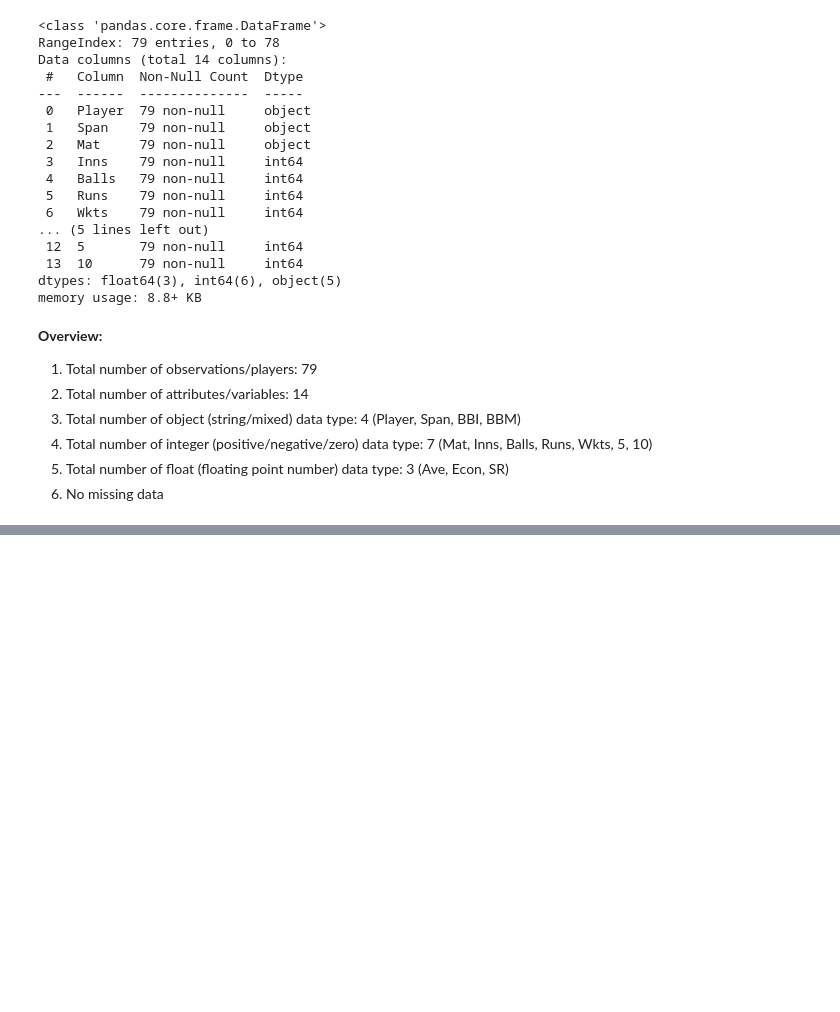
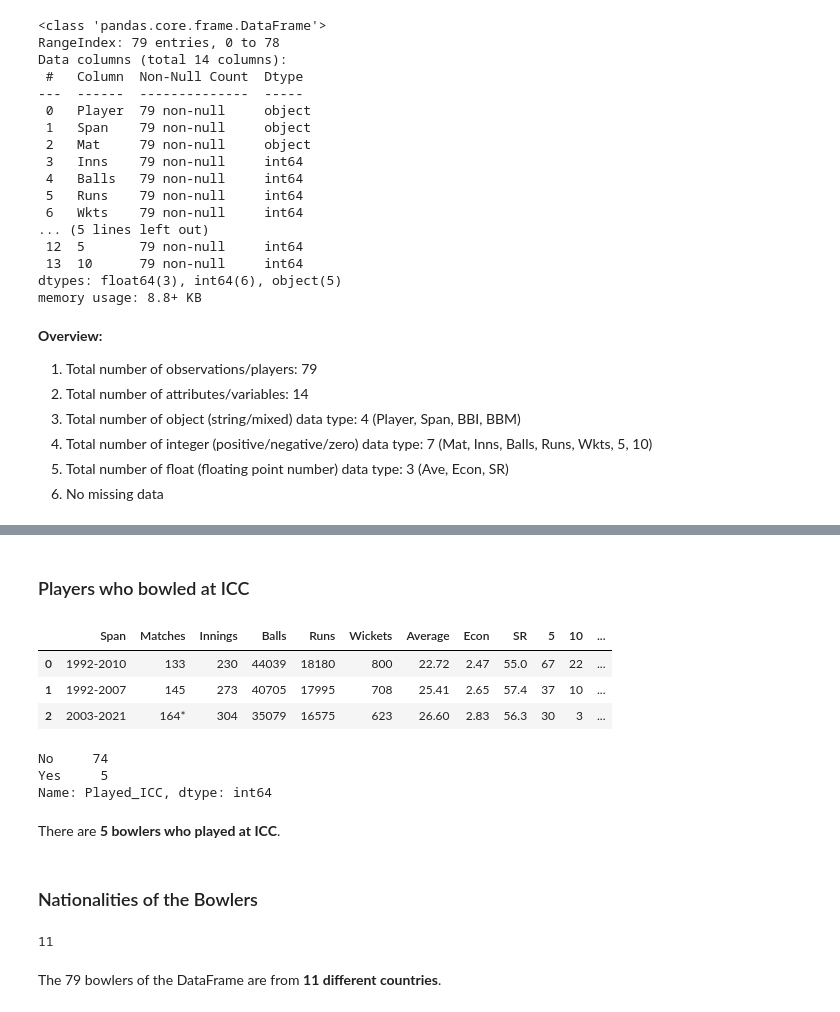
Before and after one commit to nuzhat-masud/top_test_bowlers_analysis, a Jupyter notebook: test_bowlers_EDA.ipynb, the cells around one changed output, grey strips where cells are left out. Drawn from its saved outputs; the diff is of its cells as text; code cells hidden in the pictures; blank space fills up the shorter version.

```diff
--- a/test_bowlers_EDA.ipynb
+++ b/test_bowlers_EDA.ipynb
@@ -156,0 +192,38 @@ display(df.head())
+# %% [markdown]
+### Players who bowled at ICC
+# %%
+# Checking if player played at ICC using  function definition
+def icc_check(x):
+    if "ICC" in x:
+        return "Yes"
+    else:
+        return "No"
+
+# Creating new column named 'Played_ICC' with 'Yes' or 'No'
+df["Played_ICC"] = df["Country"].apply(icc_check)
+
+display(df.head(3))
+# %% [output]
+|  | Span | Matches | Innings | Balls | Runs | Wickets | Average | Econ | SR | 5 | 10 | ... |
+| 0 | 1992-2010 | 133 | 230 | 44039 | 18180 | 800 | 22.72 | 2.47 | 55.0 | 67 | 22 | ... |
+| 1 | 1992-2007 | 145 | 273 | 40705 | 17995 | 708 | 25.41 | 2.65 | 57.4 | 37 | 10 | ... |
+| 2 | 2003-2021 | 164* | 304 | 35079 | 16575 | 623 | 26.60 | 2.83 | 56.3 | 30 | 3 | ... |
+# %%
+df["Played_ICC"].value_counts()
+# %% [output]
+No     74
+Yes     5
+Name: Played_ICC, dtype: int64
+# %% [markdown]
+There are **5 bowlers who played at ICC**.
+# %% [markdown]
+### Nationalities of the Bowlers
+# %%
+# Removing the string 'ICC/' from the 'Country' column
+df["Country"] = df["Country"].str.replace("ICC/", "")
+
+len(df["Country"].value_counts())
+# %% [output]
+11
+# %% [markdown]
+The 79 bowlers of the DataFrame are from **11 different countries**.
```
Also changed, not shown: parts of 33 cells of this notebook.
